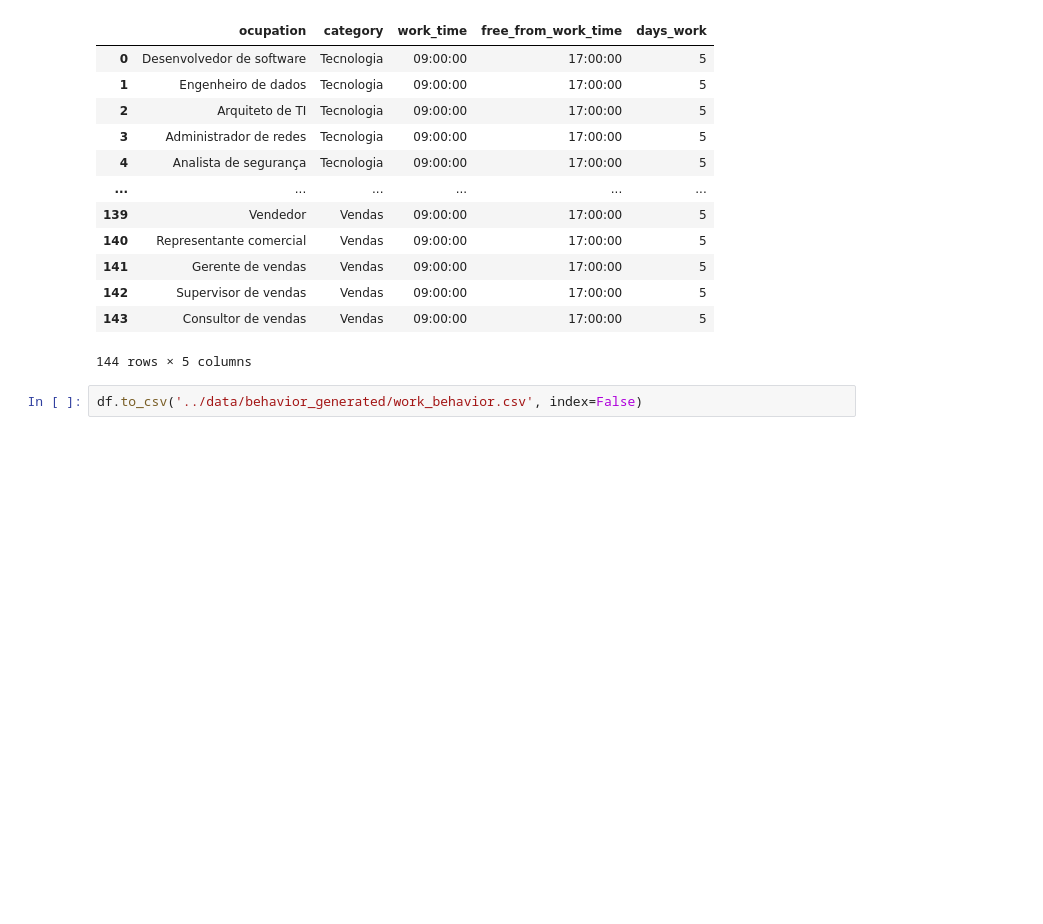
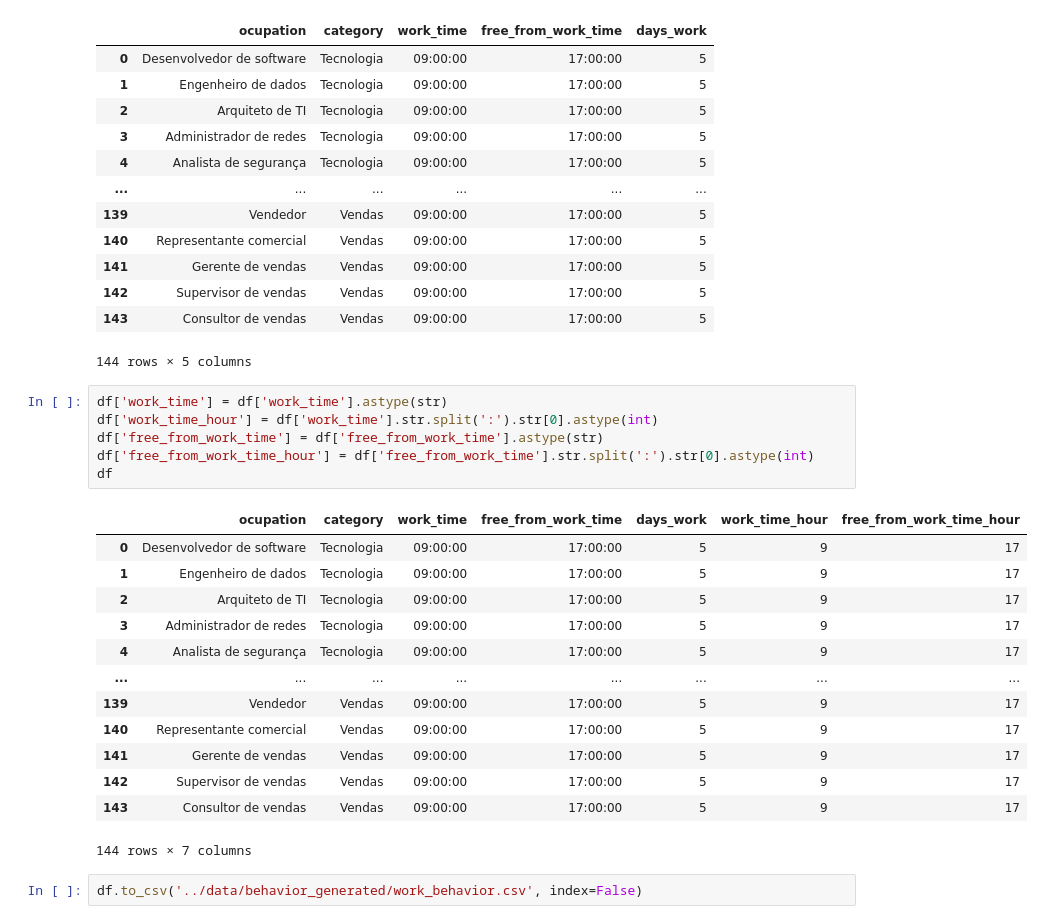
Before and after one commit to Brunikito/Interactive-Media-Evolution-and-Recommendation, a Jupyter notebook: src/generate_work_behavior.ipynb, the cells around one changed output. Saved outputs shown, nothing was run; the diff lists cells and outputs as text; blank space fills up the shorter version.

```diff
--- a/src/generate_work_behavior.ipynb
+++ b/src/generate_work_behavior.ipynb
@@ -729,5 +729,25 @@ df
 | 142 | Supervisor de vendas | Vendas | 09:00:00 | 17:00:00 | 5 |
 | 143 | Consultor de vendas | Vendas | 09:00:00 | 17:00:00 | 5 |
 144 rows × 5 columns
+# %%
+df['work_time'] = df['work_time'].astype(str)
+df['work_time_hour'] = df['work_time'].str.split(':').str[0].astype(int)
+df['free_from_work_time'] = df['free_from_work_time'].astype(str)
+df['free_from_work_time_hour'] = df['free_from_work_time'].str.split(':').str[0].astype(int)
+df
+# %% [output]
+|  | ocupation | category | work_time | free_from_work_time | days_work | work_time_hour | free_from_work_time_hour |
+| 0 | Desenvolvedor de software | Tecnologia | 09:00:00 | 17:00:00 | 5 | 9 | 17 |
+| 1 | Engenheiro de dados | Tecnologia | 09:00:00 | 17:00:00 | 5 | 9 | 17 |
+| 2 | Arquiteto de TI | Tecnologia | 09:00:00 | 17:00:00 | 5 | 9 | 17 |
+| 3 | Administrador de redes | Tecnologia | 09:00:00 | 17:00:00 | 5 | 9 | 17 |
+| 4 | Analista de segurança | Tecnologia | 09:00:00 | 17:00:00 | 5 | 9 | 17 |
+| ... | ... | ... | ... | ... | ... | ... | ... |
+| 139 | Vendedor | Vendas | 09:00:00 | 17:00:00 | 5 | 9 | 17 |
+| 140 | Representante comercial | Vendas | 09:00:00 | 17:00:00 | 5 | 9 | 17 |
+| 141 | Gerente de vendas | Vendas | 09:00:00 | 17:00:00 | 5 | 9 | 17 |
+| 142 | Supervisor de vendas | Vendas | 09:00:00 | 17:00:00 | 5 | 9 | 17 |
+| 143 | Consultor de vendas | Vendas | 09:00:00 | 17:00:00 | 5 | 9 | 17 |
+144 rows × 7 columns
 # %%
 df.to_csv('../data/behavior_generated/work_behavior.csv', index=False)
```
Also changed, not shown: 12 other files.
